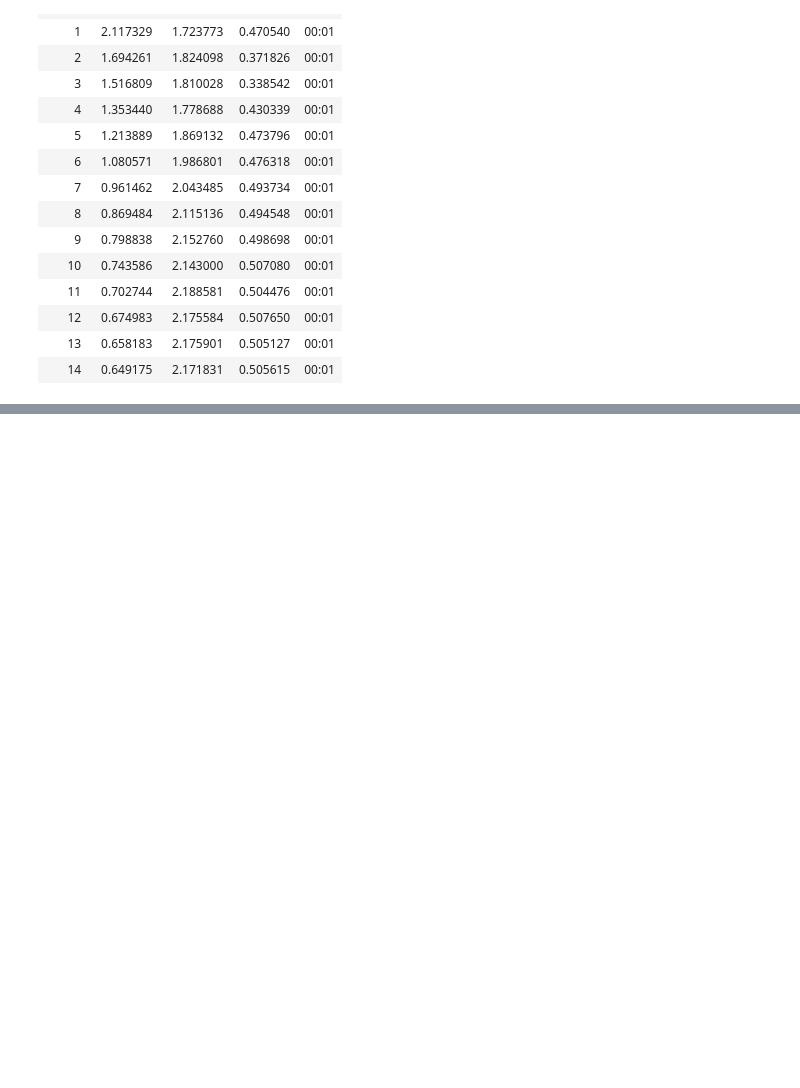
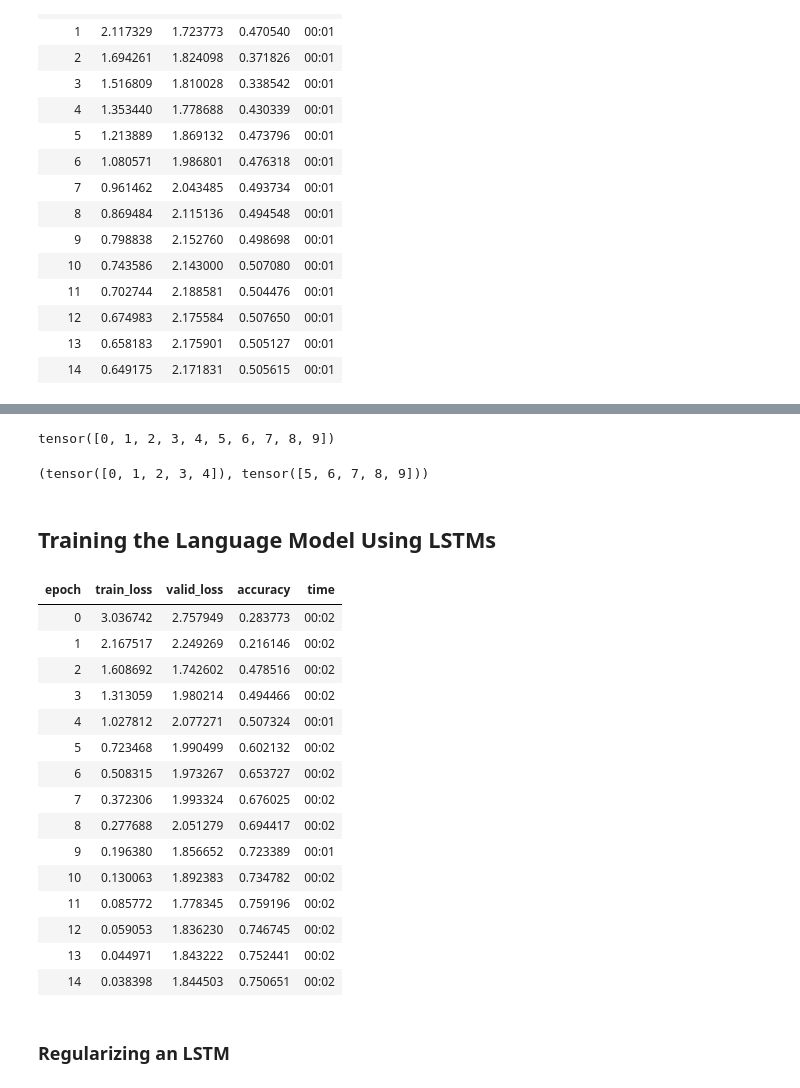
Before and after one commit to KenichiQaz/ML_Learning, a Jupyter notebook: Own_Try_11.ipynb, the cells around one changed output, grey strips where cells are left out. Cells and saved outputs as stored; diff of their text form; code cells hidden in the pictures; blank space fills up the shorter version.

```diff
--- a/Own_Try_11.ipynb
+++ b/Own_Try_11.ipynb
@@ -276,0 +295,49 @@ learn.fit_one_cycle(15, 3e-3)
+# %%
+t = torch.arange(0,10); t
+# %% [output]
+tensor([0, 1, 2, 3, 4, 5, 6, 7, 8, 9])
+# %%
+t.chunk(2)
+# %% [output]
+(tensor([0, 1, 2, 3, 4]), tensor([5, 6, 7, 8, 9]))
+# %% [markdown]
+## Training the Language Model Using LSTMs
+# %%
+class LMModel6(Module):
+    def __init__(self, vocab_sz, n_hidden, n_layers):
+        self.i_h = nn.Embedding(vocab_sz, n_hidden)
+        self.rnn = nn.LSTM(n_hidden, n_hidden, n_layers, batch_first=True)
+        self.h_o = nn.Linear(n_hidden, vocab_sz)
+        self.h = [torch.zeros(n_layers, bs, n_hidden) for _ in range(2)]
+
+    def forward(self, x):
+        res,h = self.rnn(self.i_h(x), self.h)
+        self.h = [h_.detach() for h_ in h]
+        return self.h_o(res)
+
+    def reset(self):
+        for h in self.h: h.zero_()
+# %%
+learn = Learner(dls, LMModel6(len(vocab), 64, 2),
+                loss_func=CrossEntropyLossFlat(),
+                metrics=accuracy, cbs=ModelResetter)
+learn.fit_one_cycle(15, 1e-2)
+# %% [output]
+| epoch | train_loss | valid_loss | accuracy | time |
+| 0 | 3.036742 | 2.757949 | 0.283773 | 00:02 |
+| 1 | 2.167517 | 2.249269 | 0.216146 | 00:02 |
+| 2 | 1.608692 | 1.742602 | 0.478516 | 00:02 |
+| 3 | 1.313059 | 1.980214 | 0.494466 | 00:02 |
+| 4 | 1.027812 | 2.077271 | 0.507324 | 00:01 |
+| 5 | 0.723468 | 1.990499 | 0.602132 | 00:02 |
+| 6 | 0.508315 | 1.973267 | 0.653727 | 00:02 |
+| 7 | 0.372306 | 1.993324 | 0.676025 | 00:02 |
+| 8 | 0.277688 | 2.051279 | 0.694417 | 00:02 |
+| 9 | 0.196380 | 1.856652 | 0.723389 | 00:01 |
+| 10 | 0.130063 | 1.892383 | 0.734782 | 00:02 |
+| 11 | 0.085772 | 1.778345 | 0.759196 | 00:02 |
+| 12 | 0.059053 | 1.836230 | 0.746745 | 00:02 |
+| 13 | 0.044971 | 1.843222 | 0.752441 | 00:02 |
+| 14 | 0.038398 | 1.844503 | 0.750651 | 00:02 |
+# %% [markdown]
+### Regularizing an LSTM
```
Also changed, not shown: parts of 5 cells of this notebook.
